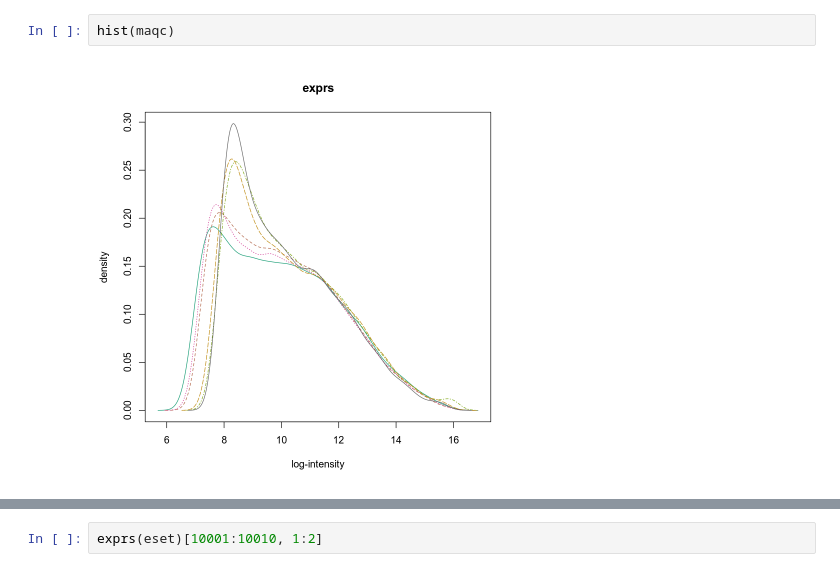
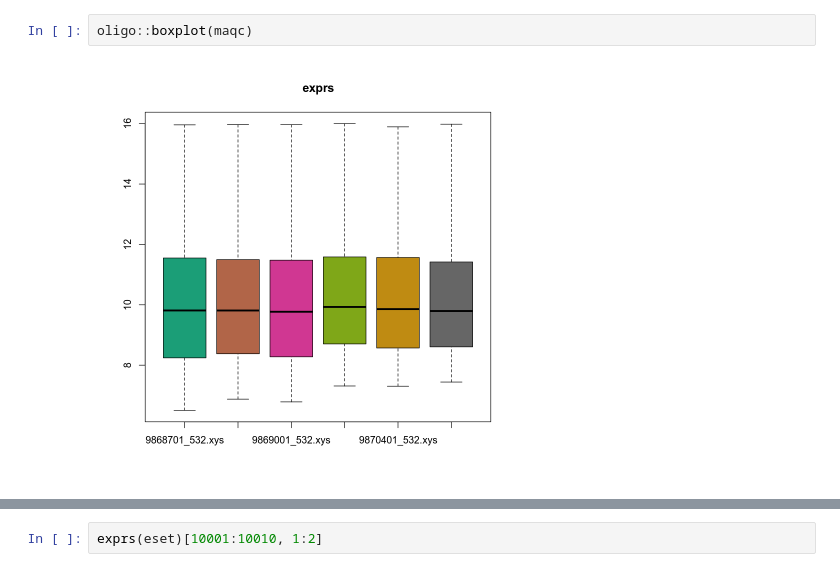
Before and after one commit to marcenavuc/bioinf_tutors, a Jupyter notebook: DEA/r_examples/DEA Example.ipynb, the cells around one changed output, grey strips where cells are left out. Drawn from its saved outputs; the diff is of its cells as text.

```diff
--- a/DEA/r_examples/DEA Example.ipynb
+++ b/DEA/r_examples/DEA Example.ipynb
@@ -181,4 +171,4 @@ boxplot(maqc)
-# %%
-hist(maqc)
-# %% [output]
-[figure, removed]
+# %%
+oligo::boxplot(maqc)
+# %% [output]
+[figure, added]
```
Also changed, not shown: parts of 35 cells of this notebook, 3 other files.
